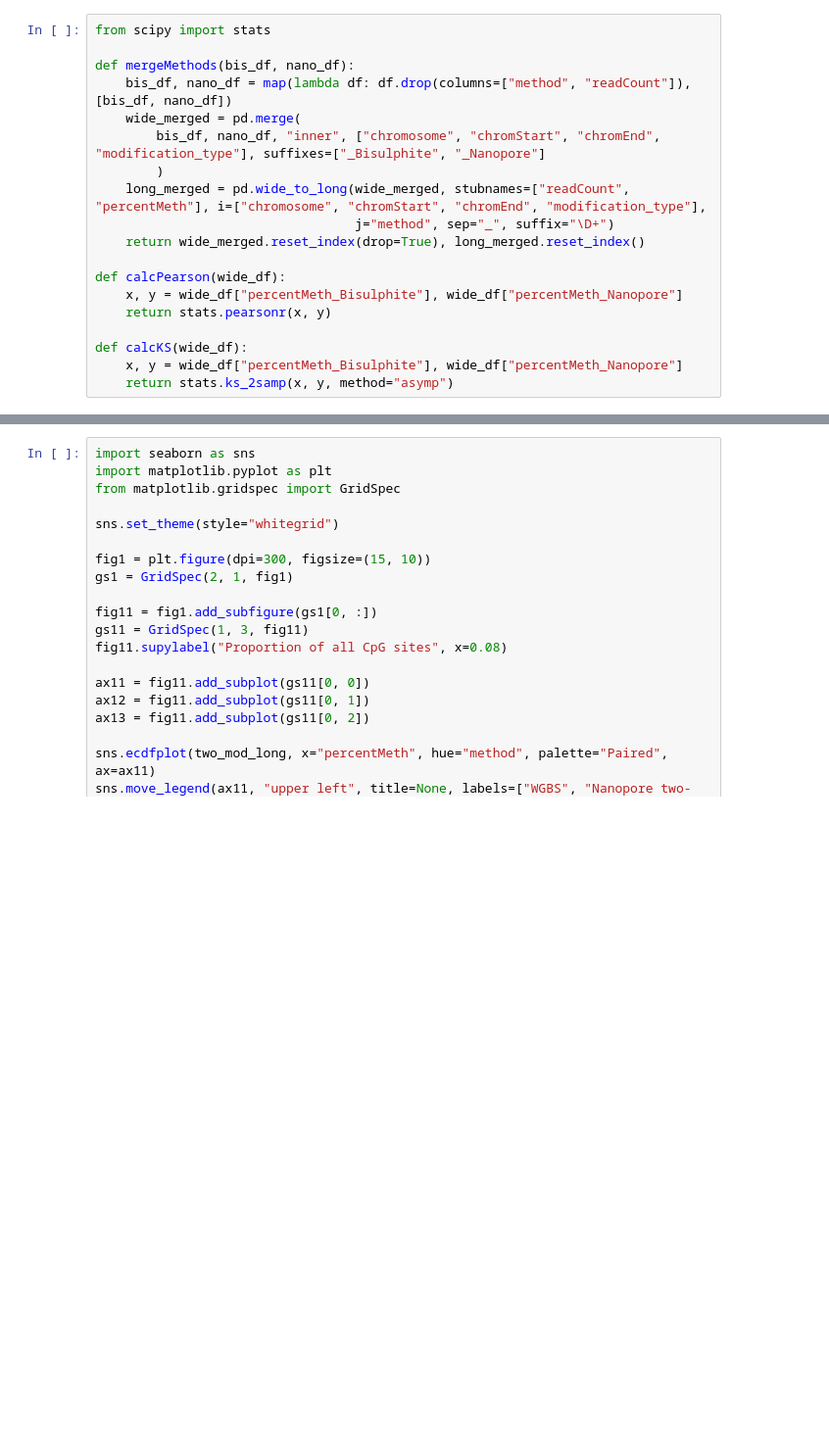
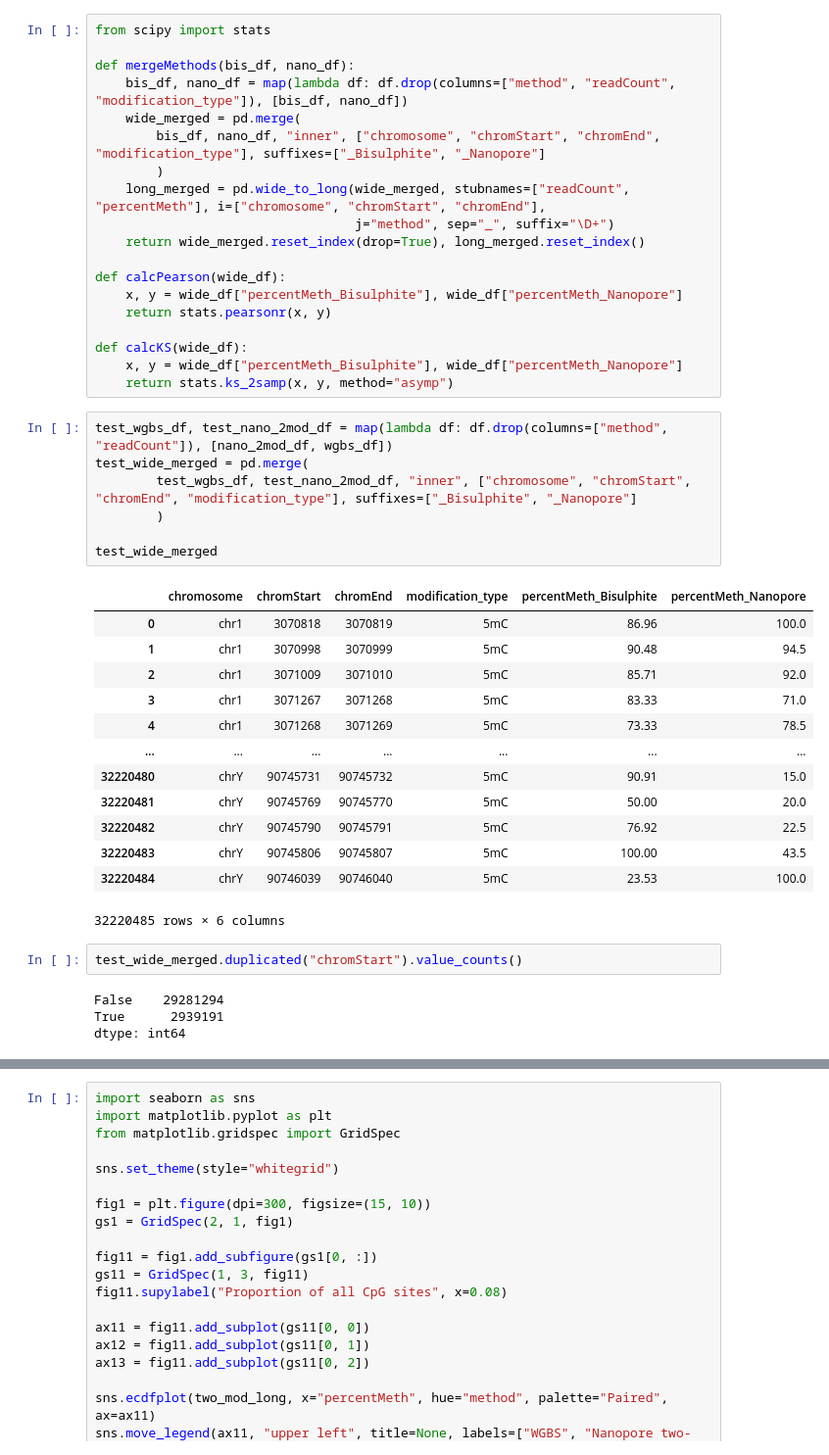
Before and after one commit to DominicOH/Analysis-of-nanopore-epigenetic-sequencing, a Jupyter notebook: Figures.ipynb, the cells around one changed output, grey strips where cells are left out. Shown at 98% size. Saved outputs shown, nothing was run; the diff lists cells and outputs as text; blank space fills up the shorter version.

```diff
--- a/Figures.ipynb
+++ b/Figures.ipynb
@@ -39,11 +61,11 @@ else:
 from scipy import stats
 
 def mergeMethods(bis_df, nano_df):
-    bis_df, nano_df = map(lambda df: df.drop(columns=["method", "readCount"]), [bis_df, nano_df])
+    bis_df, nano_df = map(lambda df: df.drop(columns=["method", "readCount", "modification_type"]), [bis_df, nano_df])
     wide_merged = pd.merge(
         bis_df, nano_df, "inner", ["chromosome", "chromStart", "chromEnd", "modification_type"], suffixes=["_Bisulphite", "_Nanopore"]
         )
-    long_merged = pd.wide_to_long(wide_merged, stubnames=["readCount", "percentMeth"], i=["chromosome", "chromStart", "chromEnd", "modification_type"],
+    long_merged = pd.wide_to_long(wide_merged, stubnames=["readCount", "percentMeth"], i=["chromosome", "chromStart", "chromEnd"],
                                   j="method", sep="_", suffix="\D+")
     return wide_merged.reset_index(drop=True), long_merged.reset_index()
 
@@ -54,6 +76,33 @@ def calcPearson(wide_df):
 def calcKS(wide_df):
     x, y = wide_df["percentMeth_Bisulphite"], wide_df["percentMeth_Nanopore"]
     return stats.ks_2samp(x, y, method="asymp")
+# %%
+test_wgbs_df, test_nano_2mod_df = map(lambda df: df.drop(columns=["method", "readCount"]), [nano_2mod_df, wgbs_df])
+test_wide_merged = pd.merge(
+        test_wgbs_df, test_nano_2mod_df, "inner", ["chromosome", "chromStart", "chromEnd", "modification_type"], suffixes=["_Bisulphite", "_Nanopore"]
+        )
+
+test_wide_merged
+# %% [output]
+|  | chromosome | chromStart | chromEnd | modification_type | percentMeth_Bisulphite | percentMeth_Nanopore |
+| 0 | chr1 | 3070818 | 3070819 | 5mC | 86.96 | 100.0 |
+| 1 | chr1 | 3070998 | 3070999 | 5mC | 90.48 | 94.5 |
+| 2 | chr1 | 3071009 | 3071010 | 5mC | 85.71 | 92.0 |
+| 3 | chr1 | 3071267 | 3071268 | 5mC | 83.33 | 71.0 |
+| 4 | chr1 | 3071268 | 3071269 | 5mC | 73.33 | 78.5 |
+| ... | ... | ... | ... | ... | ... | ... |
+| 32220480 | chrY | 90745731 | 90745732 | 5mC | 90.91 | 15.0 |
+| 32220481 | chrY | 90745769 | 90745770 | 5mC | 50.00 | 20.0 |
+| 32220482 | chrY | 90745790 | 90745791 | 5mC | 76.92 | 22.5 |
+| 32220483 | chrY | 90745806 | 90745807 | 5mC | 100.00 | 43.5 |
+| 32220484 | chrY | 90746039 | 90746040 | 5mC | 23.53 | 100.0 |
+32220485 rows × 6 columns
+# %%
+test_wide_merged.duplicated("chromStart").value_counts()
+# %% [output]
+False    29281294
+True      2939191
+dtype: int64
 # %%
 two_mod_wide, two_mod_long = mergeMethods(wgbs_df, nano_2mod_df)
 mc_df_wide, mc_df_long  = mergeMethods(oxbs_df, nano_mc_df)
```
Also changed, not shown: parts of 9 cells of this notebook, 1 other file.
